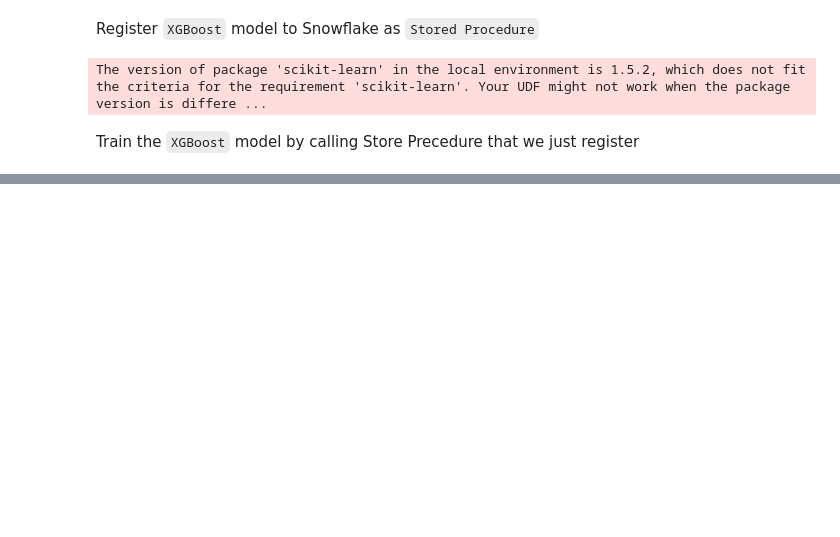
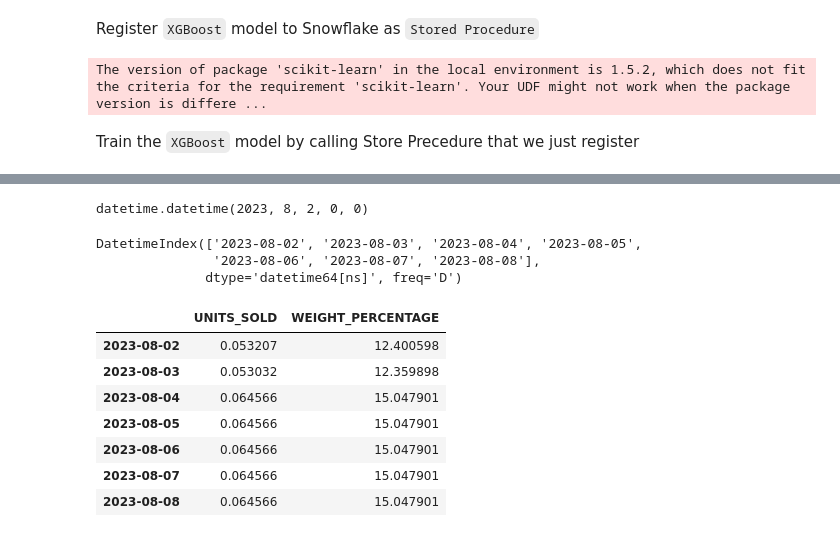
Before and after one commit to panhaGKP/Dynamic-Pricing, a Jupyter notebook: Project_Development/final_draft_1.ipynb, the cells around one changed output, grey strips where cells are left out. Saved outputs shown, nothing was run; the diff lists cells and outputs as text; code cells hidden in the pictures; blank space fills up the shorter version.

```diff
--- a/Project_Development/final_draft_1.ipynb
+++ b/Project_Development/final_draft_1.ipynb
@@ -1234,0 +1758,12 @@ result_xgboost_model
+# %%
+n_periods = 7
+demand_predict_result = {}
+for segment, model_file in enumerate(model_demand_forecasting_files):
+    file_name = os.path.basename(model_file)
+    result = session.sql(f"""
+        SELECT udf_demand_forecast_prediction('{file_name}', {n_periods}) as DEMAND_FORECAST
+    """).collect()
+    json_result = json.loads(result[0]['DEMAND_FORECAST'])
+    json_result_dict = json.loads(json_result)
+    demand_predict_result[segment] = json_result_dict
+    print(f"Segment {segment+1} Forecast: {json_result_dict['forecast']}")
@@ -1234,0 +1780,11 @@ result_xgboost_model
+# %%
+regular_date # last date of sales data
+# %% [output]
+datetime.datetime(2023, 8, 2, 0, 0)
+# %%
+forecast_index = pd.date_range(start=regular_date, periods=n_periods, freq='D')
+forecast_index
+# %% [output]
+DatetimeIndex(['2023-08-02', '2023-08-03', '2023-08-04', '2023-08-05',
+               '2023-08-06', '2023-08-07', '2023-08-08'],
+              dtype='datetime64[ns]', freq='D')
@@ -1234,0 +1798,11 @@ result_xgboost_model
+# %%
+forecast_df_for_each_segment[1]
+# %% [output]
+|  | UNITS_SOLD | WEIGHT_PERCENTAGE |
+| 2023-08-02 | 0.053207 | 12.400598 |
+| 2023-08-03 | 0.053032 | 12.359898 |
+| 2023-08-04 | 0.064566 | 15.047901 |
+| 2023-08-05 | 0.064566 | 15.047901 |
+| 2023-08-06 | 0.064566 | 15.047901 |
+| 2023-08-07 | 0.064566 | 15.047901 |
+| 2023-08-08 | 0.064566 | 15.047901 |
```
Also changed, not shown: parts of 56 cells of this notebook.
